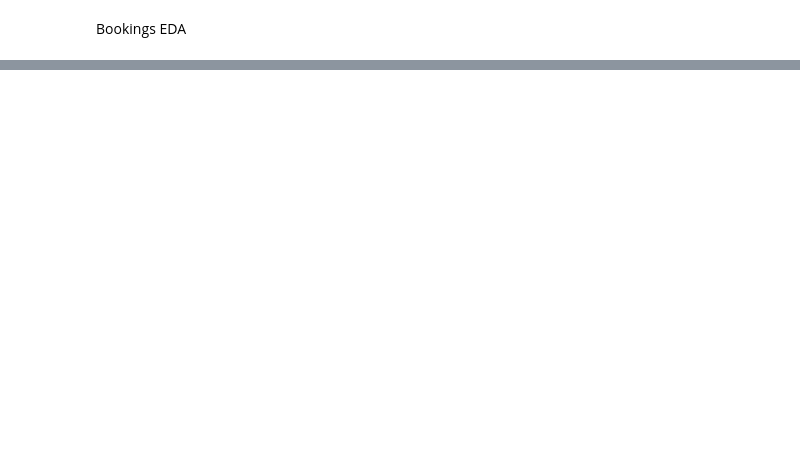
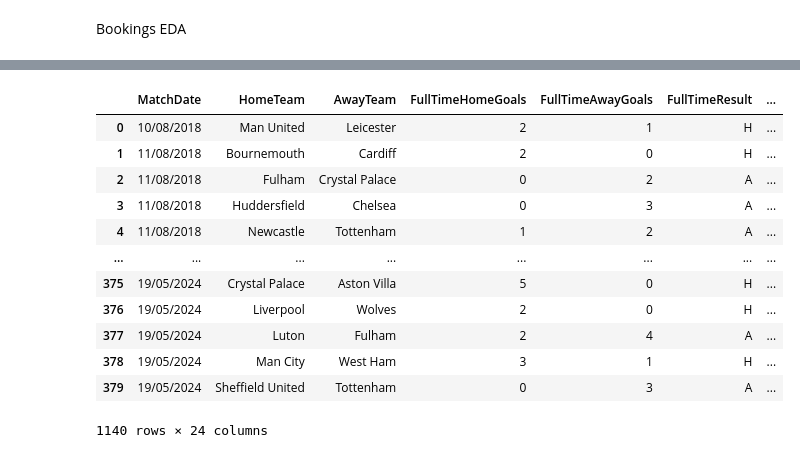
Before and after one commit to BhosaleAniket/MATH-189-Final-Project, a Jupyter notebook: final_project.ipynb, the cells around one changed output, grey strips where cells are left out. Drawn from its saved outputs; the diff is of its cells as text; code cells hidden in the pictures; blank space fills up the shorter version.

```diff
--- a/final_project.ipynb
+++ b/final_project.ipynb
@@ -286,0 +301,17 @@ plt.show()
+# %%
+combined_df = combined_df.drop(columns={"LeagueDivision"})
+combined_df
+# %% [output]
+|  | MatchDate | HomeTeam | AwayTeam | FullTimeHomeGoals | FullTimeAwayGoals | FullTimeResult | ... |
+| 0 | 10/08/2018 | Man United | Leicester | 2 | 1 | H | ... |
+| 1 | 11/08/2018 | Bournemouth | Cardiff | 2 | 0 | H | ... |
+| 2 | 11/08/2018 | Fulham | Crystal Palace | 0 | 2 | A | ... |
+| 3 | 11/08/2018 | Huddersfield | Chelsea | 0 | 3 | A | ... |
+| 4 | 11/08/2018 | Newcastle | Tottenham | 1 | 2 | A | ... |
+| ... | ... | ... | ... | ... | ... | ... | ... |
+| 375 | 19/05/2024 | Crystal Palace | Aston Villa | 5 | 0 | H | ... |
+| 376 | 19/05/2024 | Liverpool | Wolves | 2 | 0 | H | ... |
+| 377 | 19/05/2024 | Luton | Fulham | 2 | 4 | A | ... |
+| 378 | 19/05/2024 | Man City | West Ham | 3 | 1 | H | ... |
+| 379 | 19/05/2024 | Sheffield United | Tottenham | 0 | 3 | A | ... |
+1140 rows × 24 columns
```
Also changed, not shown: parts of 8 cells of this notebook.
